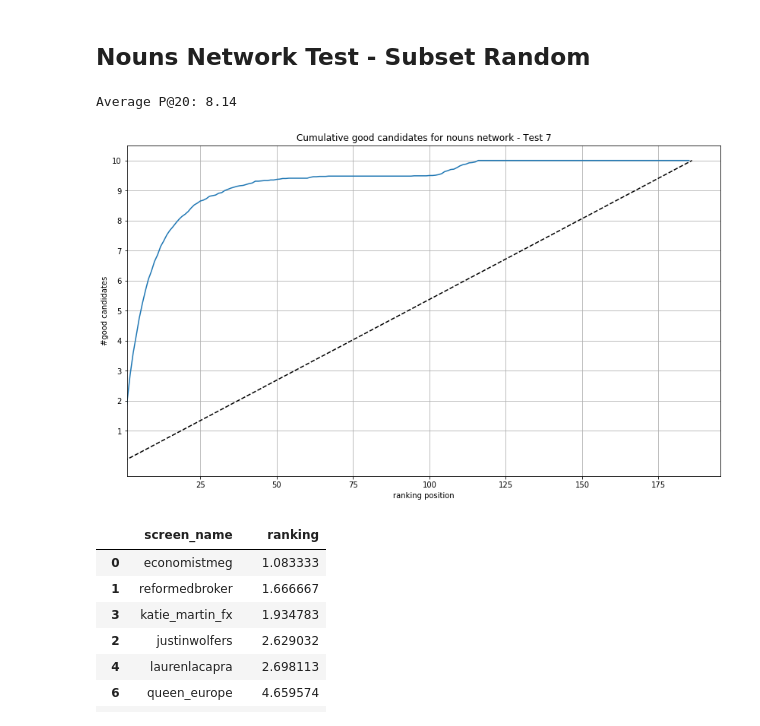
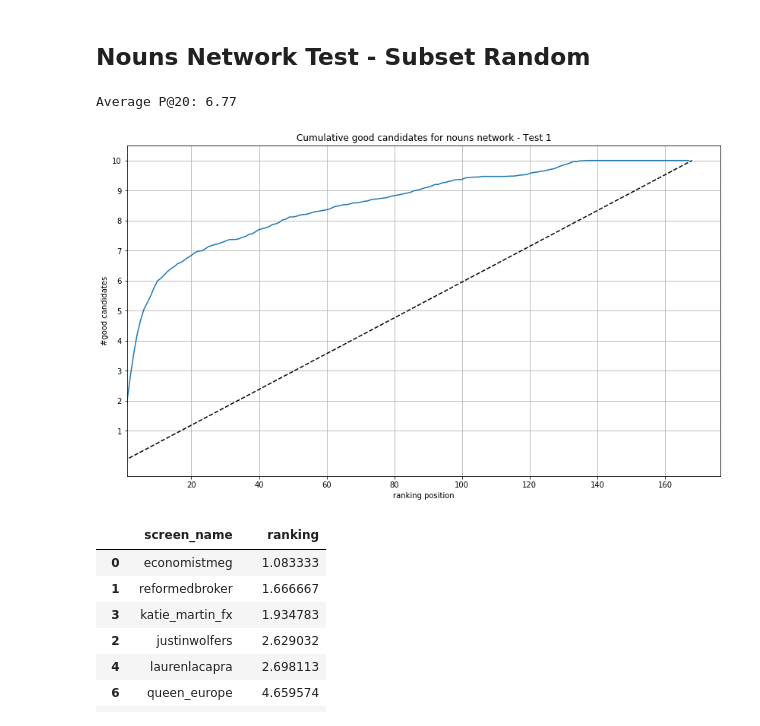
Before and after one commit to DataSciencePolimi/NetSKE, a Jupyter notebook: graphs/Finance Domain - Parallel Test.ipynb, the cells around one changed output. Drawn from its saved outputs; the diff is of its cells as text; code cells hidden in the pictures.

```diff
--- a/graphs/Finance Domain - Parallel Test.ipynb
+++ b/graphs/Finance Domain - Parallel Test.ipynb
@@ -134,10 +135,9 @@ seed_data = pd.read_csv(datapath+'/user.csv', sep='\t')
 # %% [markdown]
 ## Nouns Network Test - Subset Random
 # %%
-domain = 'finance_20'
 path = '{}/random-test/test-network-features/'.format(domain)
 
-for test in [7]:
+for test in [1]:
     # store the retrieval position of each seed
     candidates_ranking = {}
     for u in allseeds:
@@ -152,6 +152,11 @@ for test in [7]:
 
     data = data[data['usertype'].isin(['seed','user'])]
     data.reset_index(inplace=True)
+
+    # store everyone ranking to check if, on average, some interesting user comes up
+    all_ranking = {}
+    for u in list(data['id_user']):
+        all_ranking[u] = []
 
     ysum = np.zeros(data.shape[0] - 10)
     #alldistr = pd.DataFrame(columns=['sim','freq'])
@@ -167,35 +172,39 @@ for test in [7]:
 
         r = candidatesRanking(candidates, centroid, header)
         r['good'] = r.apply(lambda x: True if x['id_user'] in good_candidates else False, axis=1)
         y = cumulativeGoodCandidates(r)
         ysum = ysum + y
 
         for index, candidate in r[r['good'] == True].iterrows():
             id_user = candidate['id_user']
             candidates_ranking[id_user].append(index+1)
 
+        for index, candidate in r.iterrows():
+            id_user = candidate['id_user']
+            all_ranking[id_user].append(index+1)
+
         prec_20.append(cumulativeGoodCandidates(r[:20])[19])
         #sim_distr = computeSimDistribution(r, 3)
         #alldistr = pd.concat([alldistr, sim_distr])
 
     y_avg = ysum.astype(float)/len(combinations)
 
     plt.figure(figsize=(14,8))
     plt.title('Cumulative good candidates for nouns network - Test {}'.format(test))
     plt.ylabel('#good candidates')
     plt.xlabel('ranking position')
 
     plt.plot(y_avg)
     plt.plot([0, len(y_avg)],[0, 10], linestyle='--', color='black')
     plt.xlim(xmin=1)
 
     plt.yticks(range(1,11))
     plt.grid(True)
 
     print 'Average P@20: {:.2f}'.format(np.mean(prec_20))
 # %% [output]
-Average P@20: 8.14
+Average P@20: 6.77
-[figure, old version]
+[figure, new version]
 # %%
 result = []
 for id_user in sorted(candidates_ranking, key=candidates_ranking.get):
```
Also changed, not shown: parts of 4 cells of this notebook, 16 other files.
